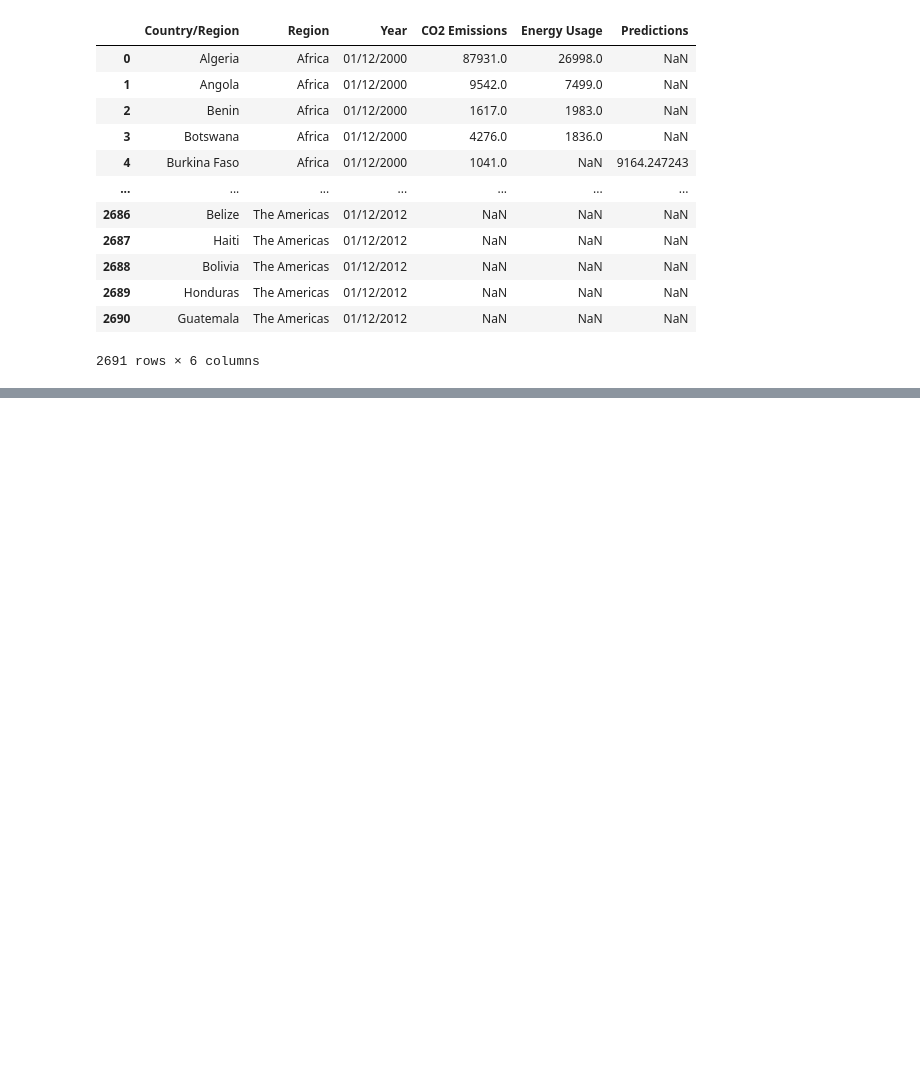
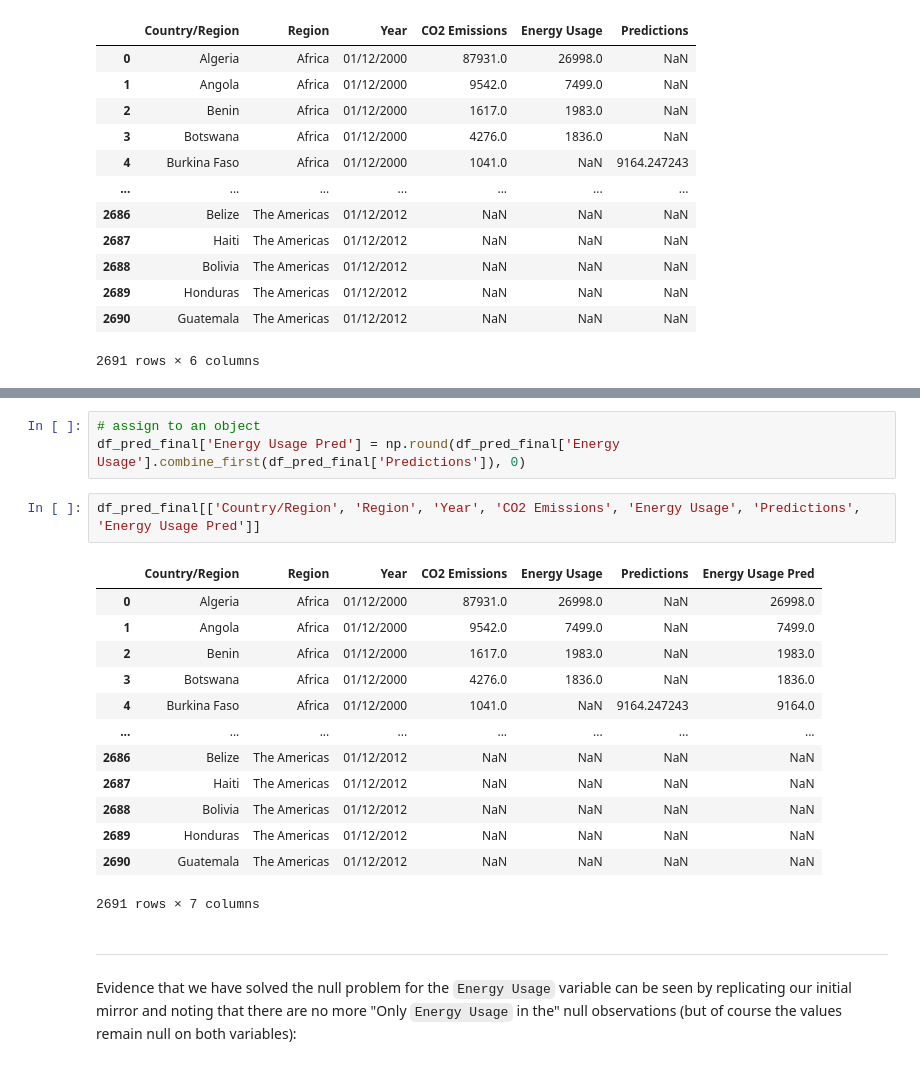
Before and after one commit to JungleKiosk/py_Global_Energy, a Jupyter notebook: py_Global_NRG.ipynb, the cells around one changed output, grey strips where cells are left out. Cells and saved outputs as stored; diff of their text form; blank space fills up the shorter version.

Commit message:
proof null problem solved

```diff
--- a/py_Global_NRG.ipynb
+++ b/py_Global_NRG.ipynb
@@ -730,0 +768,23 @@ df_pred_final[['Country/Region', 'Region', 'Year', 'CO2 Emissions', 'Energy Usag
+# %%
+# assign to an object
+df_pred_final['Energy Usage Pred'] = np.round(df_pred_final['Energy Usage'].combine_first(df_pred_final['Predictions']), 0)
+# %%
+df_pred_final[['Country/Region', 'Region', 'Year', 'CO2 Emissions', 'Energy Usage', 'Predictions', 'Energy Usage Pred']]
+# %% [output]
+|  | Country/Region | Region | Year | CO2 Emissions | Energy Usage | Predictions | Energy Usage Pred |
+| 0 | Algeria | Africa | 01/12/2000 | 87931.0 | 26998.0 | NaN | 26998.0 |
+| 1 | Angola | Africa | 01/12/2000 | 9542.0 | 7499.0 | NaN | 7499.0 |
+| 2 | Benin | Africa | 01/12/2000 | 1617.0 | 1983.0 | NaN | 1983.0 |
+| 3 | Botswana | Africa | 01/12/2000 | 4276.0 | 1836.0 | NaN | 1836.0 |
+| 4 | Burkina Faso | Africa | 01/12/2000 | 1041.0 | NaN | 9164.247243 | 9164.0 |
+| ... | ... | ... | ... | ... | ... | ... | ... |
+| 2686 | Belize | The Americas | 01/12/2012 | NaN | NaN | NaN | NaN |
+| 2687 | Haiti | The Americas | 01/12/2012 | NaN | NaN | NaN | NaN |
+| 2688 | Bolivia | The Americas | 01/12/2012 | NaN | NaN | NaN | NaN |
+| 2689 | Honduras | The Americas | 01/12/2012 | NaN | NaN | NaN | NaN |
+| 2690 | Guatemala | The Americas | 01/12/2012 | NaN | NaN | NaN | NaN |
+2691 rows × 7 columns
+# %% [markdown]
+-----
+# %% [markdown]
+Evidence that we have solved the null problem for the `Energy Usage` variable can be seen by replicating our initial mirror and noting that there are no more "Only `Energy Usage` in the" null observations (but of course the values remain null on both variables):
```
Also changed, not shown: parts of 7 cells of this notebook.
